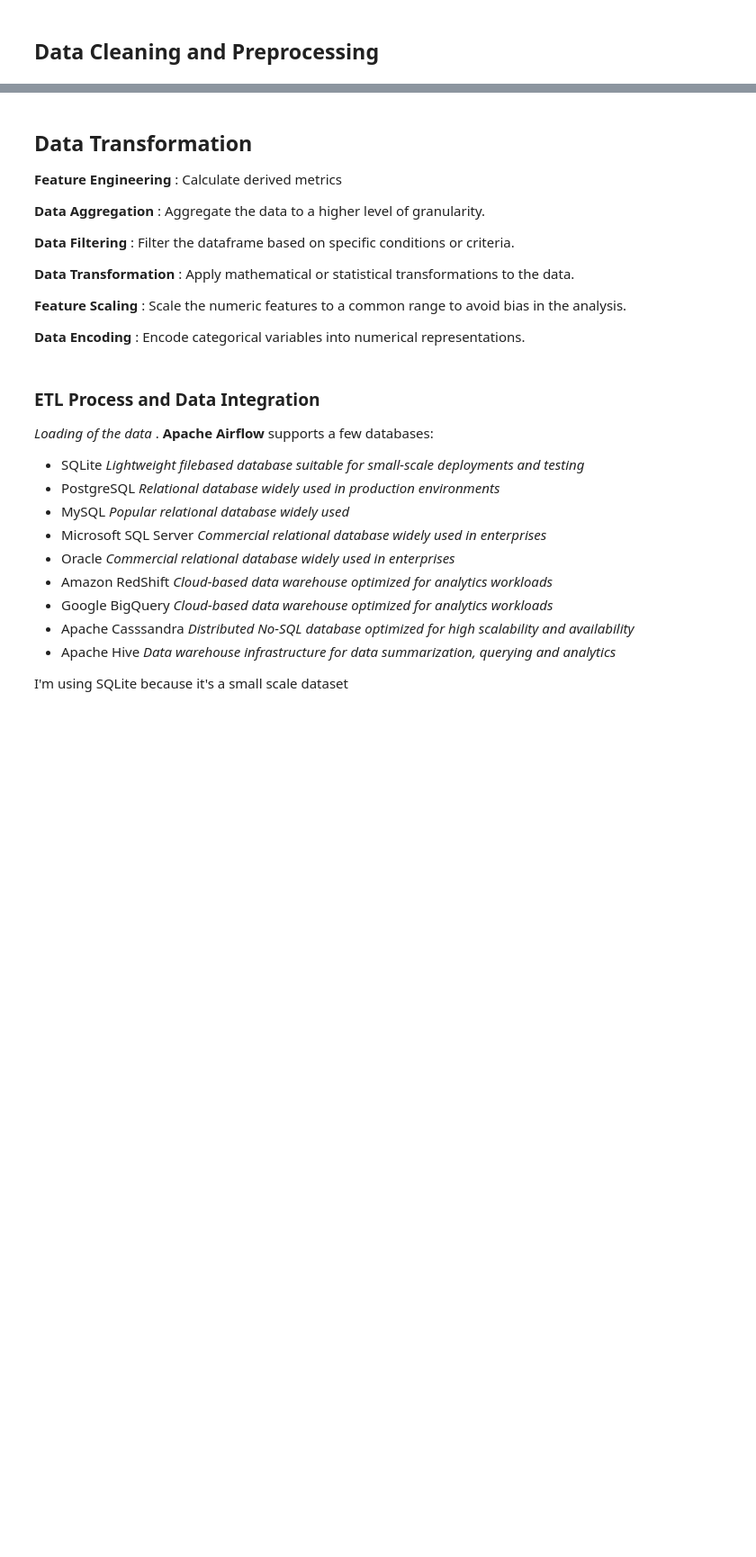
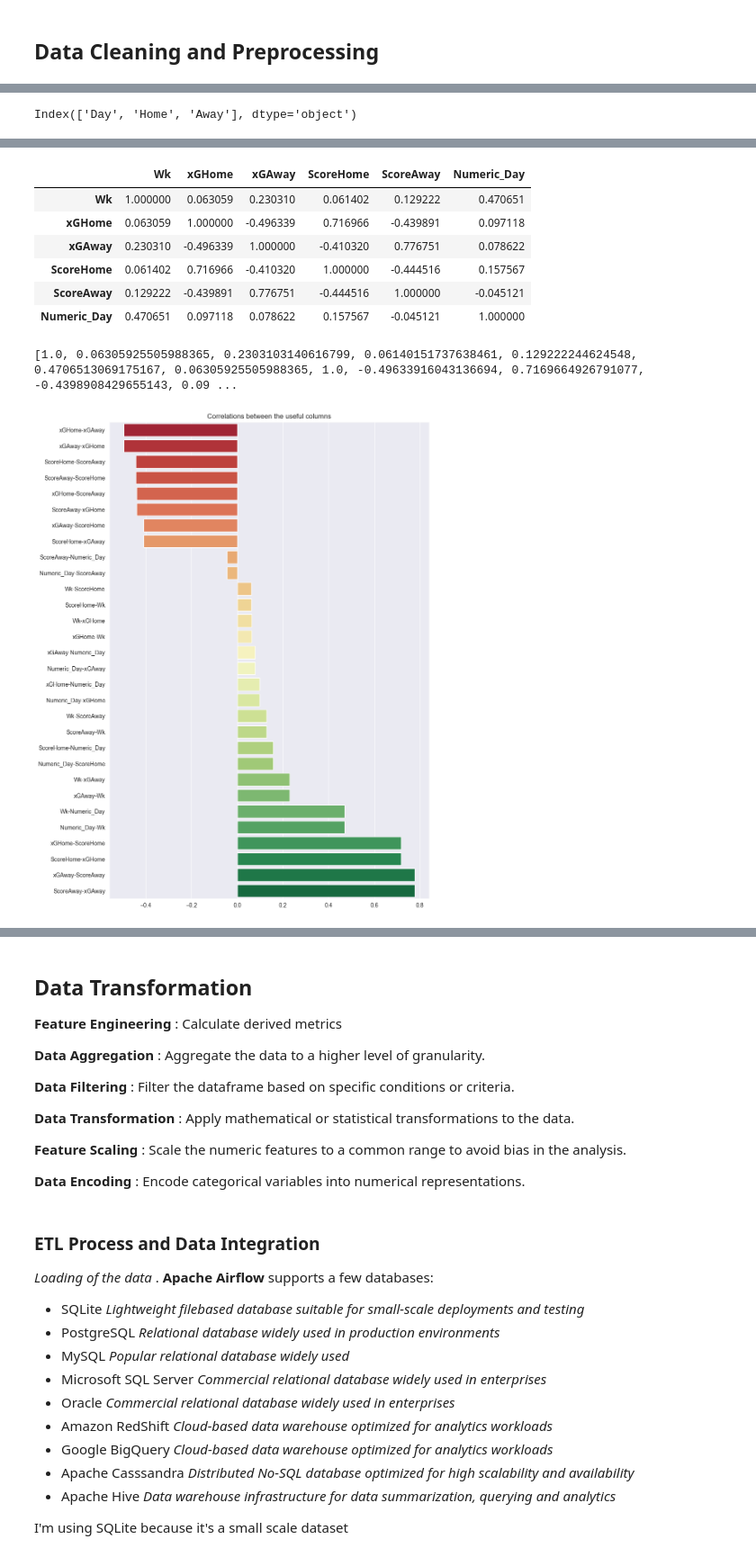
Before and after one commit to lagom-QB/Data-Engineering, a Jupyter notebook: DataPipelining.ipynb, the cells around one changed output, grey strips where cells are left out. Shown at 90% size. Drawn from its saved outputs; the diff is of its cells as text; code cells hidden in the pictures; blank space fills up the shorter version.

```diff
--- a/DataPipelining.ipynb
+++ b/DataPipelining.ipynb
@@ -121,0 +228,67 @@ def extract_data(file_location = file_loc, spanish_squads = spanish_squads, usel
+# %%
+# display(matches.sample(5))
+# Encode the categorical columns. The Home and Away columns should match. The Date and Time columns can be ignored.
+categorical_columns = matches.select_dtypes(include=['object']).columns
+categorical_columns = categorical_columns.drop(['Time', 'Score'])
+print(categorical_columns)
+
+"""
+!At the moment the Home and Away Columns are not important imo!
+# Encode the categorical columns
+from sklearn.preprocessing import LabelEncoder
+
+encoder = LabelEncoder()
+
+matches['Numeric_Home'] = encoder.fit_transform(matches['Home'])
+matches['Numeric_Away'] = encoder.transform(matches['Away']) # Use the same encoder as the Home column"""
+
+# Encode the Day column
+matches['Numeric_Day'] = matches['Day'].apply(lambda x: 2 if x == 'Tue' else 3 if x == 'Wed' else 4 if x == 'Thu' else 6 if x == 'Sat' else 7)
+
+display(matches.sample(3))
+
+usefulCols = matches.select_dtypes(include=['int64', 'float64']).columns
+usefulCols = usefulCols.drop(['xPAway', 'xPHome'])
+
+# Calculate the correlations between the useful columns
+correlations   = matches[usefulCols].corr()
+display(correlations)
+column_names   = correlations.columns.tolist()
+row_names      = correlations.index.tolist()
+correspondance = []
+correlations_list = []
+
+for col_name in column_names:
+    for row_name in row_names:
+       value = col_name+'-'+row_name
+       correspondance.append(value)
+
+correlations = correlations.unstack().tolist()
+for idx, value in enumerate(correspondance):
+    correlations_list.append([value, correlations[idx]])
+
+# Plot the correlations as a bar chart using TwoSlopeNorm
+from matplotlib.colors import TwoSlopeNorm
+
+# Extract the labels and values from the list of lists
+labels = [item[0] for item in correlations_list]
+values = [item[1] for item in correlations_list]
+print(values)
+
+# Remove the diagonal values
+labels = [label for label in labels if label.split('-')[0] != label.split('-')[1]]
+values = [value for value in values if value != 1.0]
+sorted_labels, sorted_values = zip(*sorted(zip(labels, values), key=lambda x: x[1]))
+
+plt.figure(figsize=(10, 15))
+plt.title('Correlations between the useful columns')
+norm = TwoSlopeNorm(vmin=-1, vcenter=0, vmax=1)
+colors = [plt.cm.RdYlGn(norm(c)) for c in sorted_values]
+
+# Create the barplot using seaborn
+sns.barplot(y=labels, x=values, palette=sns.color_palette("RdYlGn", len(sorted_labels)), order=sorted_labels)
+plt.ylabel('')
+plt.xlabel('')
+plt.show()
+# %% [output]
+Index(['Day', 'Home', 'Away'], dtype='object')
@@ -121,0 +301,9 @@ def extract_data(file_location = file_loc, spanish_squads = spanish_squads, usel
+|  | Wk | xGHome | xGAway | ScoreHome | ScoreAway | Numeric_Day |
+| Wk | 1.000000 | 0.063059 | 0.230310 | 0.061402 | 0.129222 | 0.470651 |
+| xGHome | 0.063059 | 1.000000 | -0.496339 | 0.716966 | -0.439891 | 0.097118 |
+| xGAway | 0.230310 | -0.496339 | 1.000000 | -0.410320 | 0.776751 | 0.078622 |
+| ScoreHome | 0.061402 | 0.716966 | -0.410320 | 1.000000 | -0.444516 | 0.157567 |
+| ScoreAway | 0.129222 | -0.439891 | 0.776751 | -0.444516 | 1.000000 | -0.045121 |
+| Numeric_Day | 0.470651 | 0.097118 | 0.078622 | 0.157567 | -0.045121 | 1.000000 |
+[1.0, 0.06305925505988365, 0.2303103140616799, 0.06140151737638461, 0.129222244624548, 0.4706513069175167, 0.06305925505988365, 1.0, -0.49633916043136694, 0.7169664926791077, -0.4398908429655143, 0.09 ...
+[figure, added]
```
Also changed, not shown: parts of 17 cells of this notebook, 7 other files.
